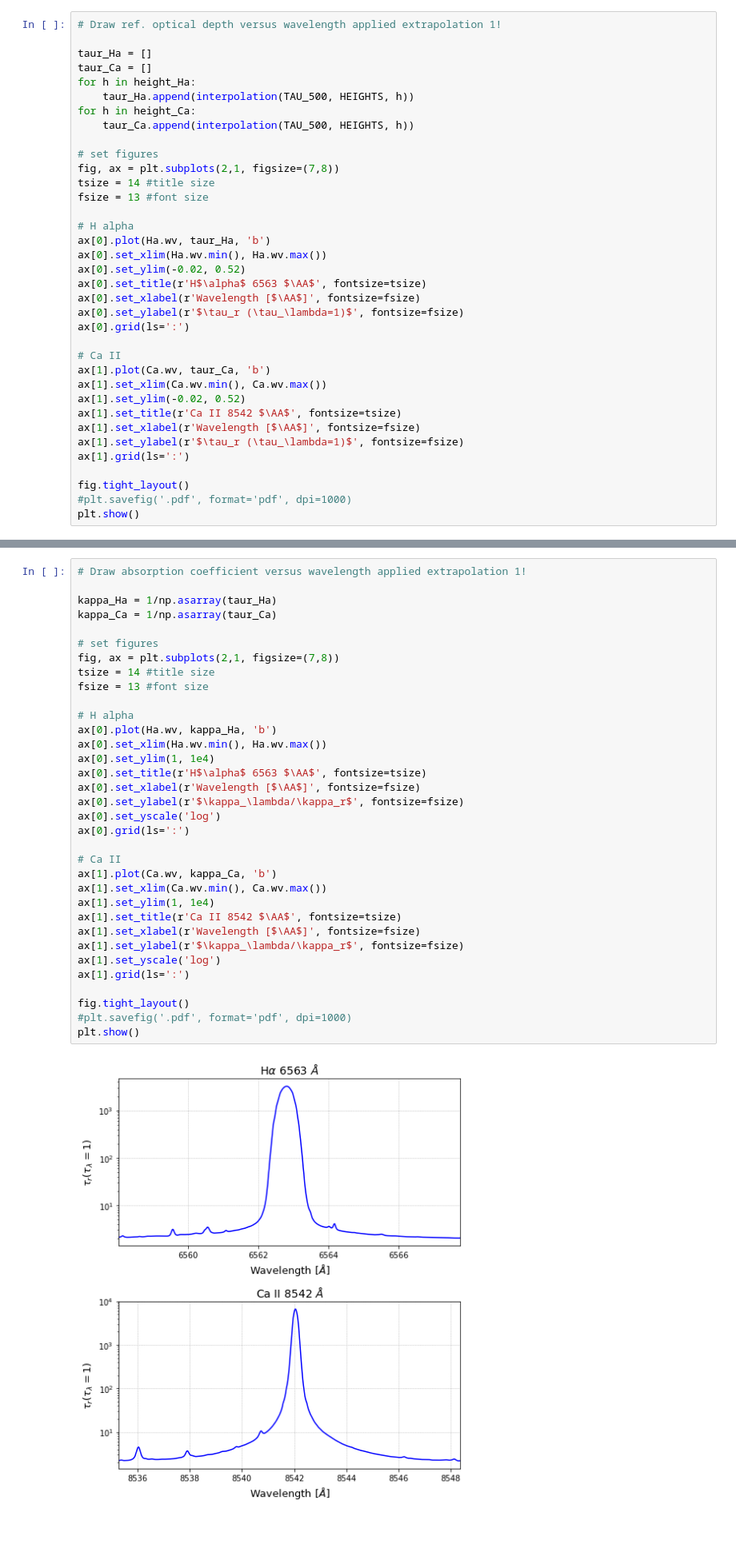
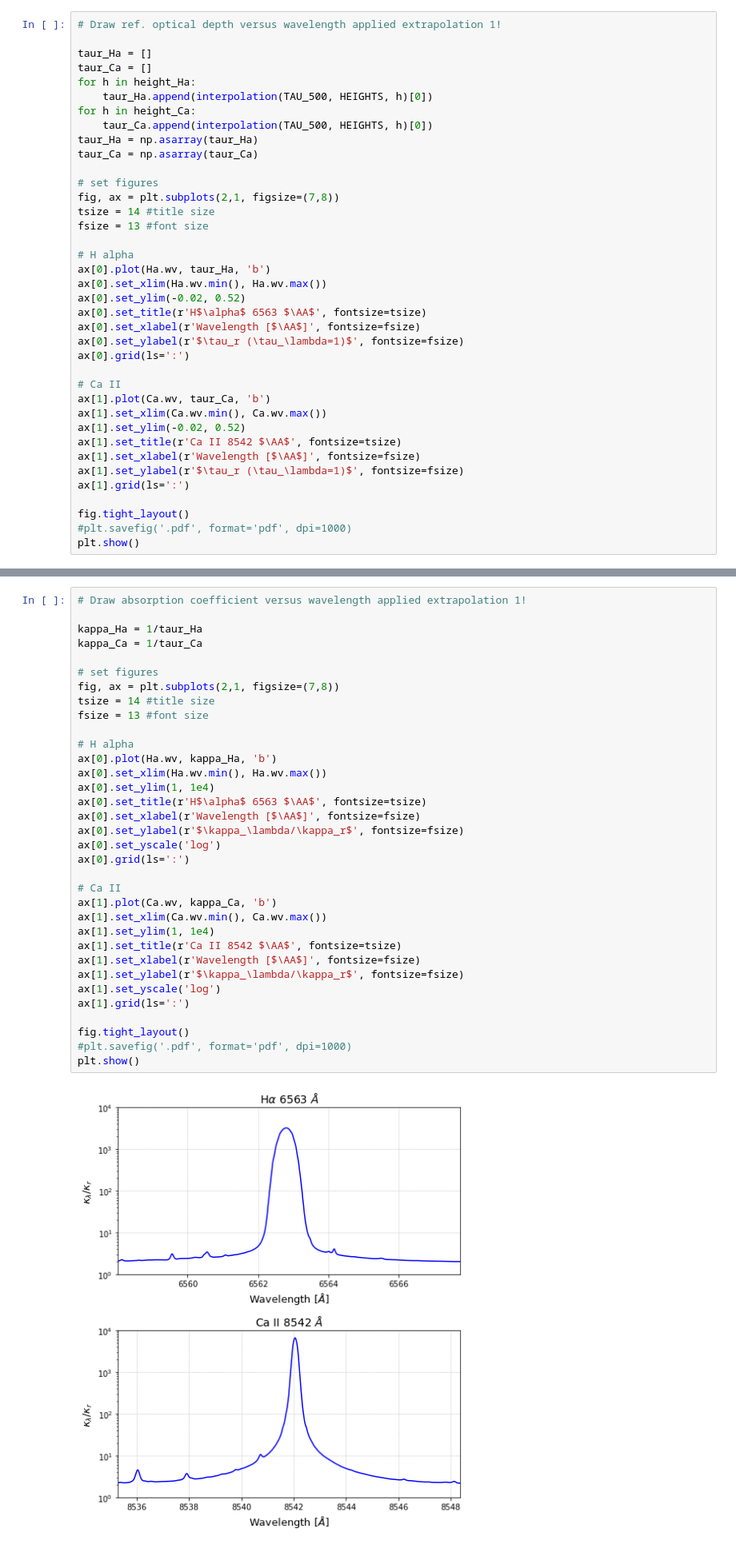
Before and after one commit to guidesk/lab2, a Jupyter notebook: lab_project_2.ipynb, the cells around one changed output, grey strips where cells are left out. Shown at 80% size. Saved outputs shown, nothing was run; the diff lists cells and outputs as text.

```diff
--- a/lab_project_2.ipynb
+++ b/lab_project_2.ipynb
@@ -450,9 +450,11 @@ plt.show()
 taur_Ha = []
 taur_Ca = []
 for h in height_Ha:
-    taur_Ha.append(interpolation(TAU_500, HEIGHTS, h))
+    taur_Ha.append(interpolation(TAU_500, HEIGHTS, h)[0])
 for h in height_Ca:
-    taur_Ca.append(interpolation(TAU_500, HEIGHTS, h))
+    taur_Ca.append(interpolation(TAU_500, HEIGHTS, h)[0])
+taur_Ha = np.asarray(taur_Ha)
+taur_Ca = np.asarray(taur_Ca)
 
 # set figures
 fig, ax = plt.subplots(2,1, figsize=(7,8))
@@ -485,39 +487,39 @@ plt.show()
 # %%
 # Draw absorption coefficient versus wavelength applied extrapolation 1!
 
-kappa_Ha = 1/np.asarray(taur_Ha)
-kappa_Ca = 1/np.asarray(taur_Ca)
+kappa_Ha = 1/taur_Ha
+kappa_Ca = 1/taur_Ca
 
 # set figures
 fig, ax = plt.subplots(2,1, figsize=(7,8))
 tsize = 14 #title size
 fsize = 13 #font size
 
 # H alpha
 ax[0].plot(Ha.wv, kappa_Ha, 'b')
 ax[0].set_xlim(Ha.wv.min(), Ha.wv.max())
 ax[0].set_ylim(1, 1e4)
 ax[0].set_title(r'H$\alpha$ 6563 $\AA$', fontsize=tsize)
 ax[0].set_xlabel(r'Wavelength [$\AA$]', fontsize=fsize)
 ax[0].set_ylabel(r'$\kappa_\lambda/\kappa_r$', fontsize=fsize)
 ax[0].set_yscale('log')
 ax[0].grid(ls=':')
 
 # Ca II
 ax[1].plot(Ca.wv, kappa_Ca, 'b')
 ax[1].set_xlim(Ca.wv.min(), Ca.wv.max())
 ax[1].set_ylim(1, 1e4)
 ax[1].set_title(r'Ca II 8542 $\AA$', fontsize=tsize)
 ax[1].set_xlabel(r'Wavelength [$\AA$]', fontsize=fsize)
 ax[1].set_ylabel(r'$\kappa_\lambda/\kappa_r$', fontsize=fsize)
 ax[1].set_yscale('log')
 ax[1].grid(ls=':')
 
 fig.tight_layout()
 #plt.savefig('.pdf', format='pdf', dpi=1000)
 plt.show()
 # %% [output]
-[figure, old version]
+[figure, new version]
 # %% [markdown]
 Topic 3 : Understanding the Formation of the Spectra in a Bright Point
 ===
```
Also changed, not shown: parts of 5 cells of this notebook.
